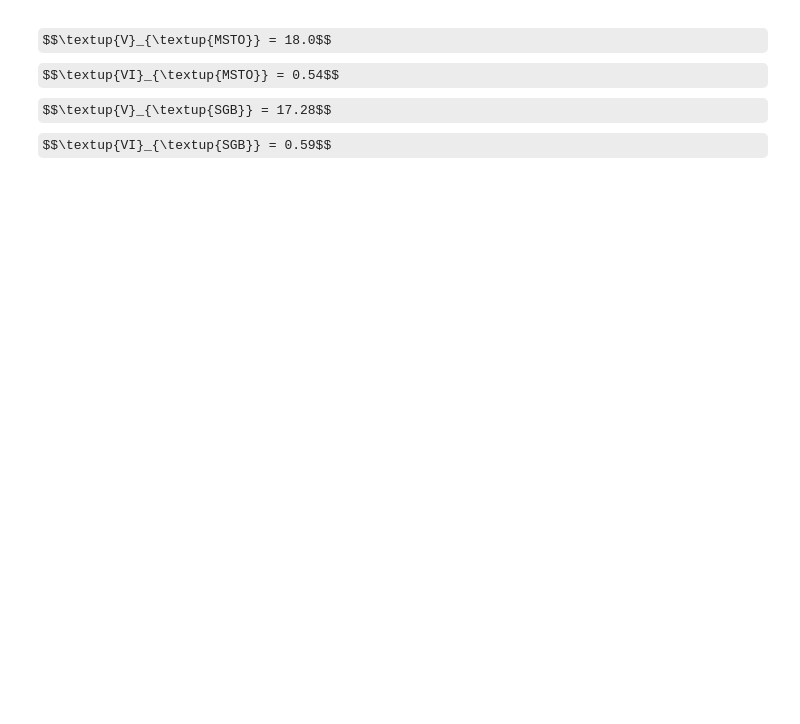
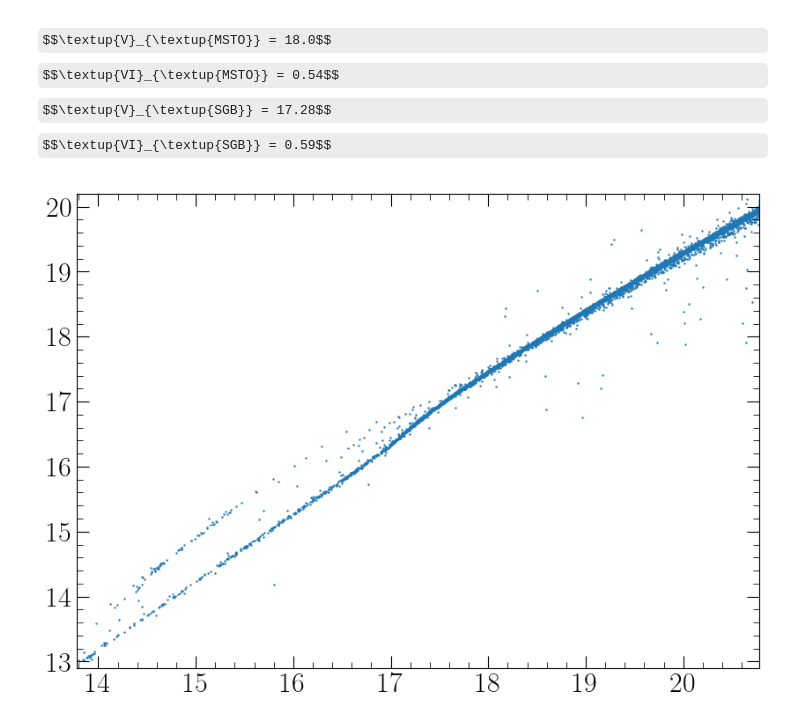
Before and after one commit to 200k33p3r/Age-of-GCs, a Jupyter notebook: M55_data/M55_data_cut.ipynb, the cells around one changed output. Saved outputs shown, nothing was run; the diff lists cells and outputs as text; code cells hidden in the pictures; some formulas as TeX source; blank space fills up the shorter version.

```diff
--- a/M55_data/M55_data_cut.ipynb
+++ b/M55_data/M55_data_cut.ipynb
@@ -29,7 +29,8 @@ mpl.rcParams['ytick.minor.size'] = 5
 mpl.rcParams['xtick.labelsize'] = 23
 mpl.rcParams['ytick.labelsize'] = 23
 # %%
-M55_path = os.getcwd()
+GC_name = 'M55'
+path = os.getcwd()
 # %%
-df = pd.read_csv("{}/M55.dat".format(M55_path),sep='\s+')
+df = pd.read_csv("{}/{}.dat".format(path,GC_name),sep='\s+')
 # %%
@@ -63,6 +71,16 @@ $$\textup{V}_{\textup{MSTO}} = 18.0$$
 $$\textup{VI}_{\textup{MSTO}} = 0.54$$
 $$\textup{V}_{\textup{SGB}} = 17.28$$
 $$\textup{VI}_{\textup{SGB}} = 0.59$$
+# %%
+#plot the v vs i image within 2.5 mag from sgb
+V_min = 17.28 - 3.5
+V_max = 17.28 + 3.5
+plt.scatter(df['Vvega'],df['Ivega'],s=0.5)
+plt.xlim(V_min, V_max)
+plt.ylim(12.9,20.2)
+plt.savefig("{}/vi.png".format(path),dpi=500);
+# %% [output]
+[figure, added]
 # %%
 #Selected ridgeline points
 M55_ridgeline = pd.read_csv("{}/M55_ridgeline_points.csv".format(M55_path),names=['Vvega','Ivega'])
```
Also changed, not shown: parts of 3 cells of this notebook, 3 other files.
